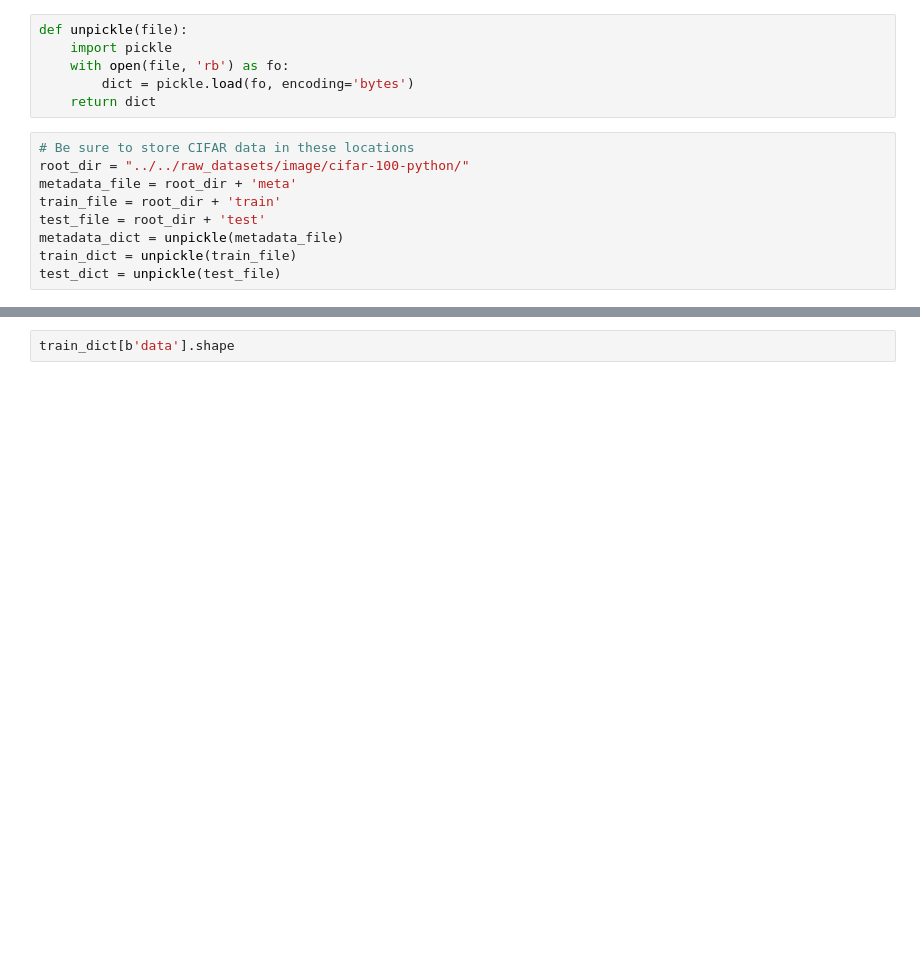
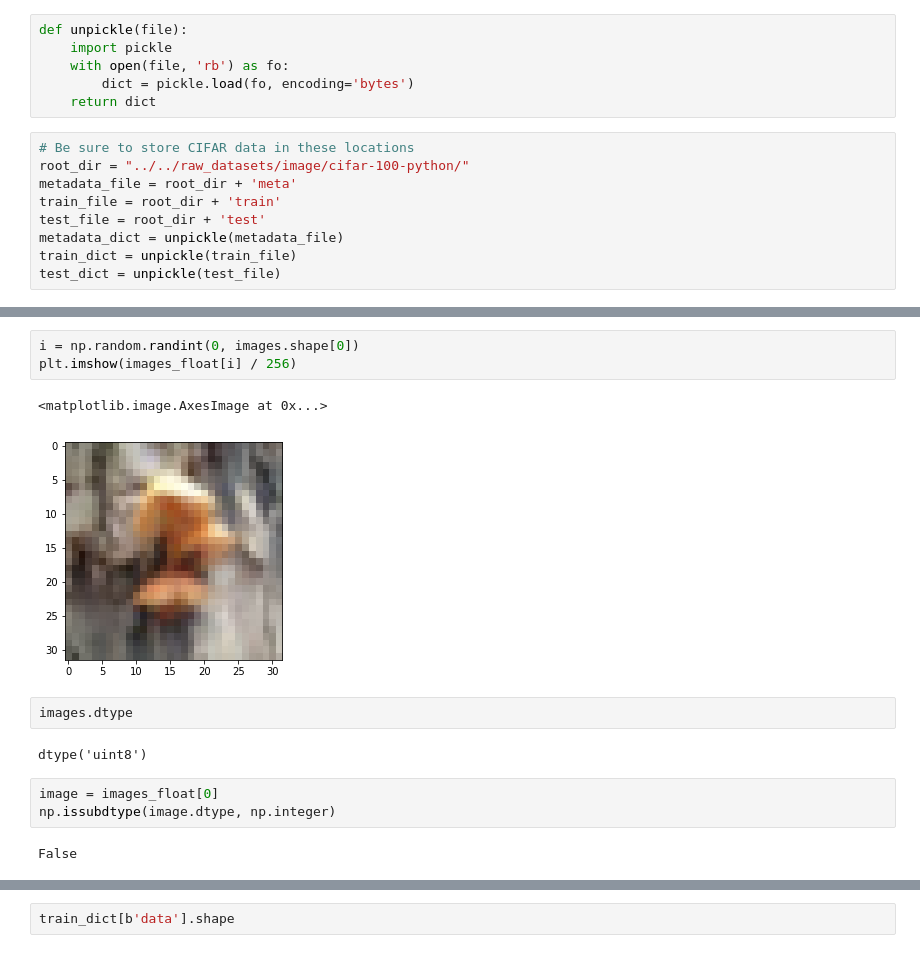
Before and after one commit to zhengying-liu/autodl-contrib, a Jupyter notebook: utils/image/explore_image.ipynb, the cells around one changed output, grey strips where cells are left out. Saved outputs shown, nothing was run; the diff lists cells and outputs as text; blank space fills up the shorter version.

```diff
--- a/utils/image/explore_image.ipynb
+++ b/utils/image/explore_image.ipynb
@@ -328,0 +350,15 @@ test_dict = unpickle(test_file)
+# %%
+i = np.random.randint(0, images.shape[0])
+plt.imshow(images_float[i] / 256)
+# %% [output]
+<matplotlib.image.AxesImage at 0x...>
+[figure, added]
+# %%
+images.dtype
+# %% [output]
+dtype('uint8')
+# %%
+image = images_float[0]
+np.issubdtype(image.dtype, np.integer)
+# %% [output]
+False
```
Also changed, not shown: parts of 22 cells of this notebook.
